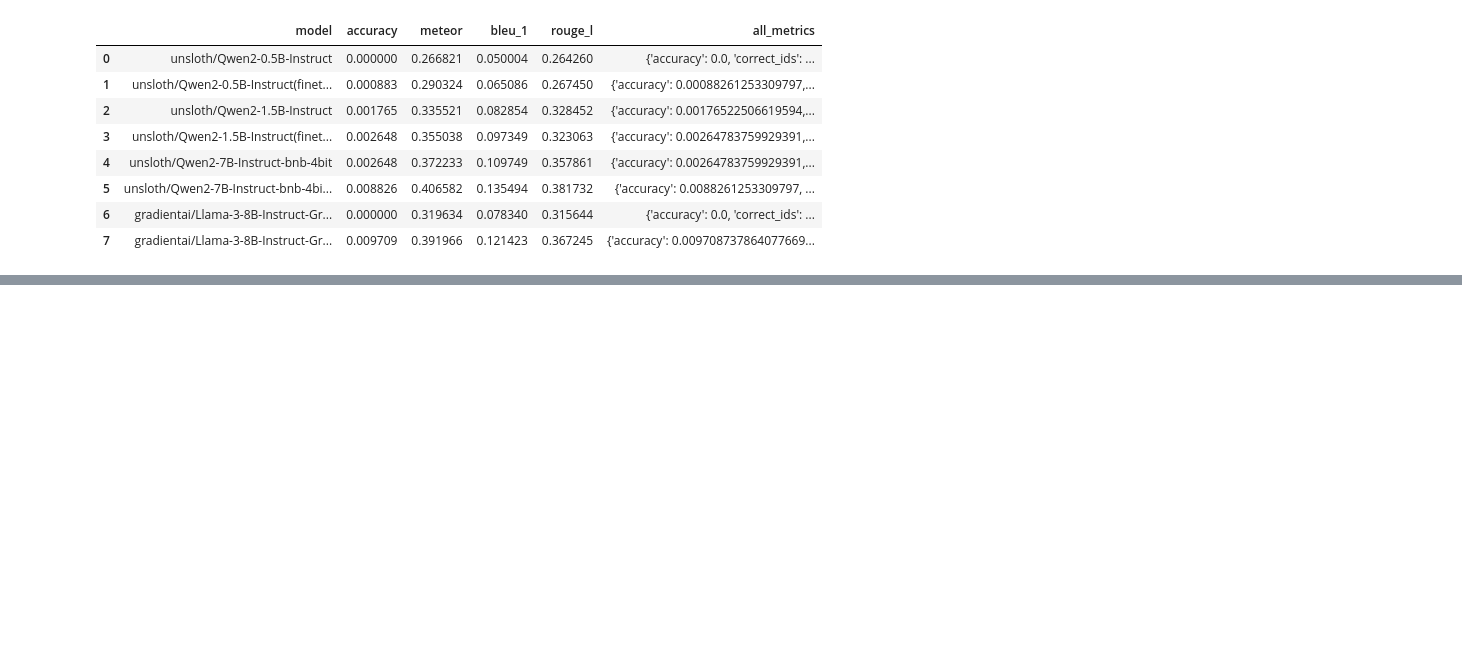
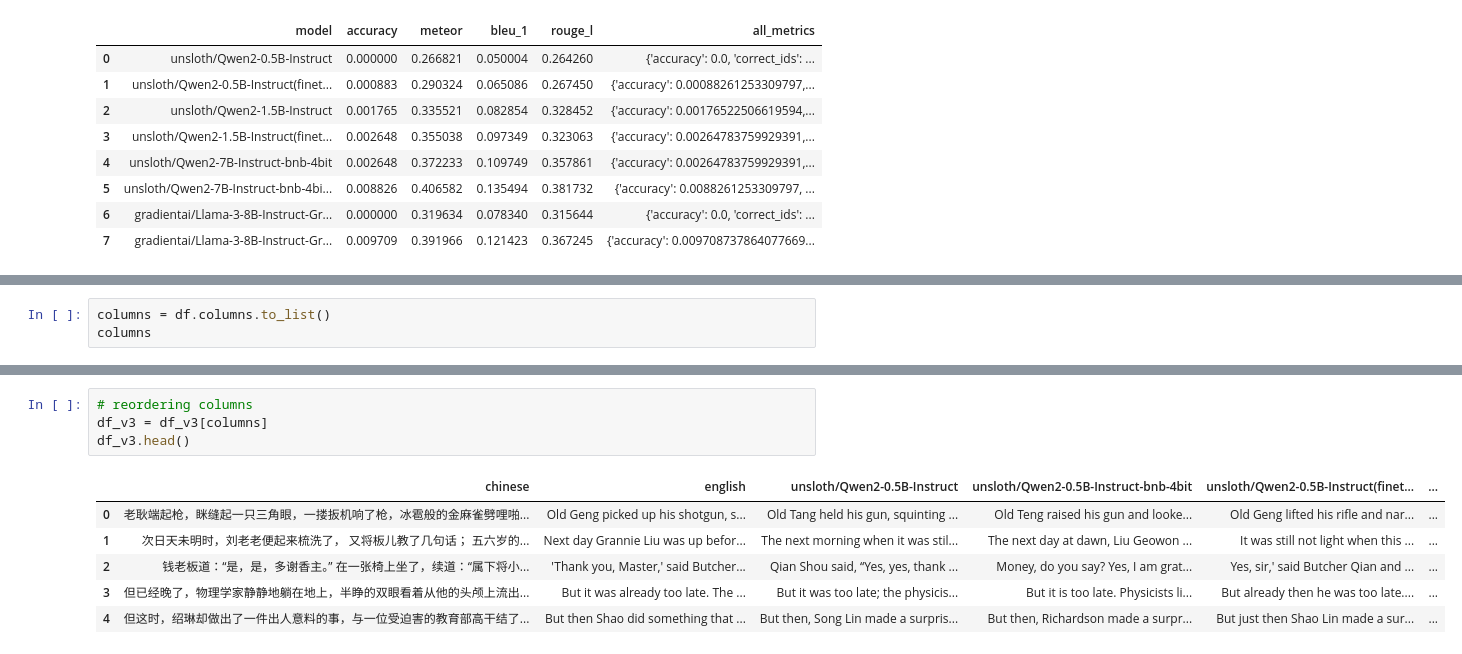
Before and after one commit to smu-ai/novel-translation, a Jupyter notebook: notebooks/00_Data Analysis.ipynb, the cells around one changed output, grey strips where cells are left out. Drawn from its saved outputs; the diff is of its cells as text; blank space fills up the shorter version.

```diff
--- a/notebooks/00_Data Analysis.ipynb
+++ b/notebooks/00_Data Analysis.ipynb
@@ -190,0 +176,3 @@ plt.show()
+# %%
+columns = df.columns.to_list()
+columns
@@ -190,0 +227,11 @@ plt.show()
+# %%
+# reordering columns
+df_v3 = df_v3[columns]
+df_v3.head()
+# %% [output]
+|  | chinese | english | unsloth/Qwen2-0.5B-Instruct | unsloth/Qwen2-0.5B-Instruct-bnb-4bit | unsloth/Qwen2-0.5B-Instruct(finet... | ... |
+| 0 | 老耿端起枪，眯缝起一只三角眼，一搂扳机响了枪，冰雹般的金麻雀劈哩啪... | Old Geng picked up his shotgun, s... | Old Tang held his gun, squinting ... | Old Teng raised his gun and looke... | Old Geng lifted his rifle and nar... | ... |
+| 1 | 次日天未明时，刘老老便起来梳洗了， 又将板儿教了几句话； 五六岁的... | Next day Grannie Liu was up befor... | The next morning when it was stil... | The next day at dawn, Liu Geowon ... | It was still not light when this ... | ... |
+| 2 | 钱老板道：“是，是，多谢香主。” 在一张椅上坐了，续道：“属下将小... | 'Thank you, Master,' said Butcher... | Qian Shou said, “Yes, yes, thank ... | Money, do you say? Yes, I am grat... | Yes, sir,' said Butcher Qian and ... | ... |
+| 3 | 但已经晚了，物理学家静静地躺在地上，半睁的双眼看着从他的头颅上流出... | But it was already too late. The ... | But it was too late; the physicis... | But it is too late. Physicists li... | But already then he was too late.... | ... |
+| 4 | 但这时，绍琳却做出了一件出人意料的事，与一位受迫害的教育部高干结了... | But then Shao did something that ... | But then, Song Lin made a surpris... | But then, Richardson made a surpr... | But just then Shao Lin made a sur... | ... |
```
Also changed, not shown: parts of 15 cells of this notebook, 9 other files.
